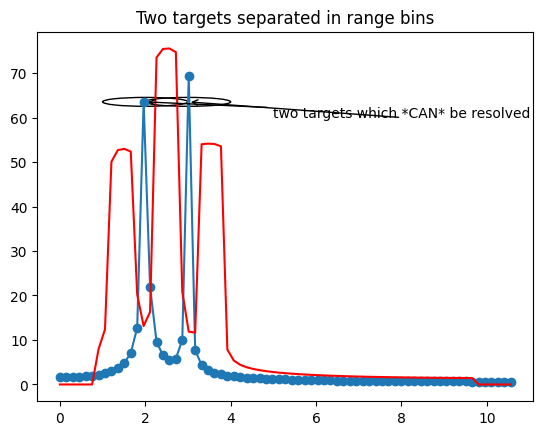
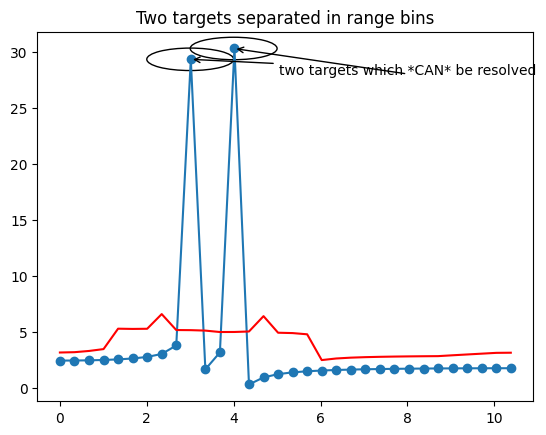
Code edit (unified diff) that turned the first committed figure into the second:
--- before
+++ after
@@ -1,18 +1,25 @@
 c = 3e8
 
-debug_ON = True
+debug_ON = False
 test = 0
-radar = Radar(transmitter=Transmitter(bw=1e9, slope=70e8, chirps_count=64),
-              receiver=Receiver(fs=1e3, max_adc_buffer_size=256,
+bw = 1e9
+chirp_slope0 = 70e8
+chirp_end_time0 = bw/chirp_slope0
+fs = 1e3
+NA = 64
+radar = Radar(transmitter=Transmitter(chirp_end_time=chirp_end_time0, 
+                                      chirp_slope=chirp_slope0, chirp_count=64),
+              receiver=Receiver(adc_sample_rate=fs, adc_sample_count=NA,
                                 debug=debug_ON), debug=debug_ON)
 
-target1 = Target(2)
-target2 = Target(3, 0, 0, vx=lambda t: 2*t+0)
+target1 = Scatterer(3)
+target2 = Scatterer(4)  #, 0, 0, xt=lambda t: 2.*t+3.)
 
-targets = [target1, target2]
+scatterers = [target1, target2]
 
-bb = rt_points(radar, targets, debug=debug_ON)
+bb = rt_points([radar], scatterers, 
+               radar, debug=debug_ON)
 
-Distances, range_profile = rsp.range_fft(bb)
+Distances, range_profile = rsp.range_fft(bb["adc_cube"][0, 0, 0, :], bb)
 ca_cfar = rsp.cfar_ca_1d(range_profile)
 
@@ -25,8 +32,8 @@
 grouped_peaks = rsp.peak_grouping_1d(index_peaks, mag_r)
 
-found_targets = [Target(Distances[i]) for i in grouped_peaks]
-error = rsp.error([target1, target2], found_targets)
-print("synthetic targets", [t.pos() for t in targets])
-print("found targets", [t.pos() for t in found_targets])
+found_scatterer = [Scatterer(Distances[i]) for i in grouped_peaks]
+error = rsp.error([target1, target2], found_scatterer)
+print("synthetic targets", [t.pos_t(t=0) for t in scatterers])
+print("found targets", [t.pos_t(t=0) for t in found_scatterer])
 print("error is", error)
 
@@ -41,10 +48,10 @@
 circle1_xy = (target1.x, mag_r[grouped_peaks[0]])
 circle_1 = plt.Circle( circle1_xy, 1, fill=False)
-circle2_xy = (target2.x, mag_r[grouped_peaks[0]])
+circle2_xy = (target2.x, mag_r[grouped_peaks[1]])
 circle_2 = plt.Circle( circle2_xy, 1, fill=False)
 
 axes.add_artist(circle_1)
 axes.add_artist(circle_2)
-plt.annotate("two targets which *CAN* be resolved", xy=circle1_xy, xytext=(8,60),
+plt.annotate("two targets which *CAN* be resolved", xy=circle1_xy, xytext=(8,0.9*NA//2),
              horizontalalignment="center",
              # Custom arrow
@@ -52,5 +59,5 @@
              )
 
-plt.annotate("", xy=circle2_xy,xytext=(8,60),
+plt.annotate("", xy=circle2_xy,xytext=(8,0.9*NA//2),
              horizontalalignment="center",
              # Custom arrow

Commit: incremental progress on docs for 0.0.11-pre.3